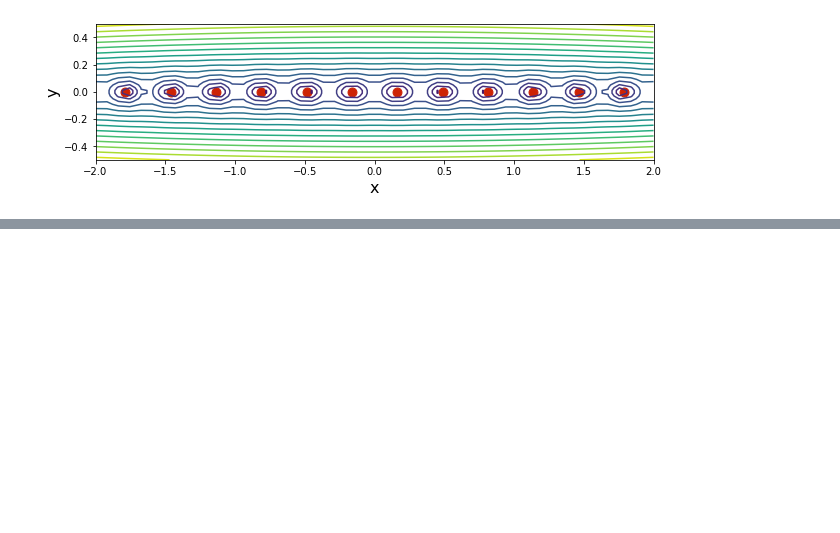
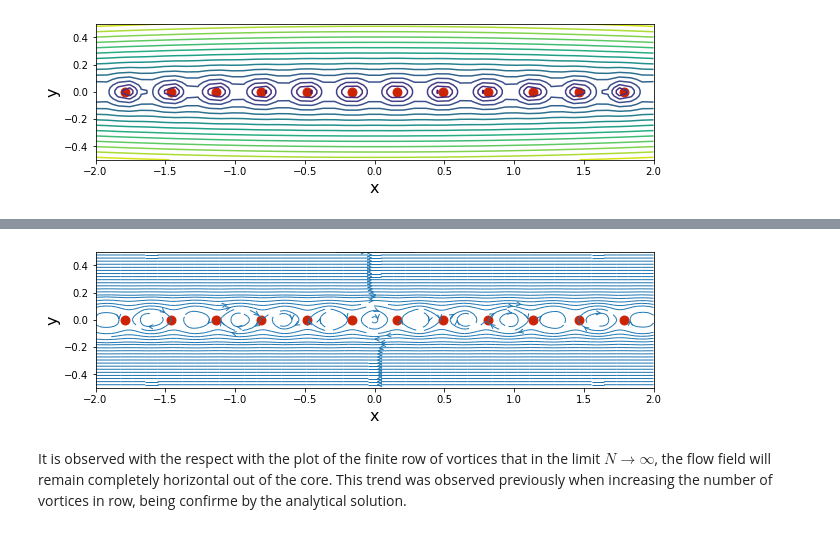
Before and after one commit to riemannsBeard/AeroPython, a Jupyter notebook: lessons/Lesson05.ipynb, the cells around one changed output, grey strips where cells are left out. Saved outputs shown, nothing was run; the diff lists cells and outputs as text; code cells hidden in the pictures; blank space fills up the shorter version.

```diff
--- a/lessons/Lesson05.ipynb
+++ b/lessons/Lesson05.ipynb
@@ -107,0 +207,20 @@ array([[ 131.36903996,  131.05810046,  130.74713153, ...,  116.75286847,
+# %%
+a = 64/200
+uu = +Gamma/(2*a)*np.sinh(2*np.pi*Y/a)/(np.cosh(2*np.pi*Y/a) - np.cos(2*np.pi*X/a))
+vv = -Gamma/(2*a)*np.sin(2*np.pi*X/a)/(np.cosh(2*np.pi*Y/a) - np.cos(2*np.pi*X/a))
+
+# plot the streamlines
+width = 10
+height = (y_end - y_start)/(x_end - x_start)*width
+plt.figure(figsize=(width, height))
+plt.xlabel('x', fontsize=16)
+plt.ylabel('y', fontsize=16)
+plt.xlim(x_start, x_end)
+plt.ylim(y_start, y_end)
+plt.streamplot(X, Y, uu, vv,
+                  density=1.5, linewidth=1, arrowsize=1, arrowstyle='->')
+plt.scatter(x_row, x_row*0, color='#CD2305', s=80, marker='o');
+# %% [output]
+[figure, added]
+# %% [markdown]
+It is observed with the respect with the plot of the finite row of vortices that in the limit $N \to \infty$, the flow field will remain completely horizontal out of the core. This trend was observed previously when increasing the number of vortices in row, being confirme by the analytical solution.
```
Also changed, not shown: parts of 19 cells of this notebook.
